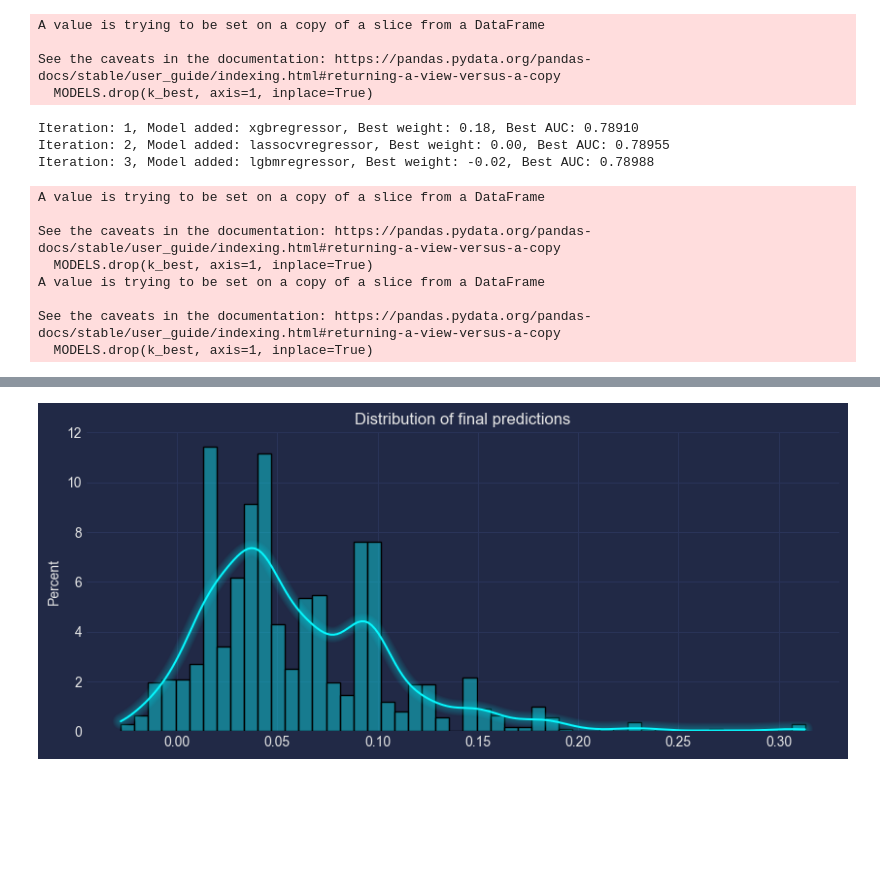
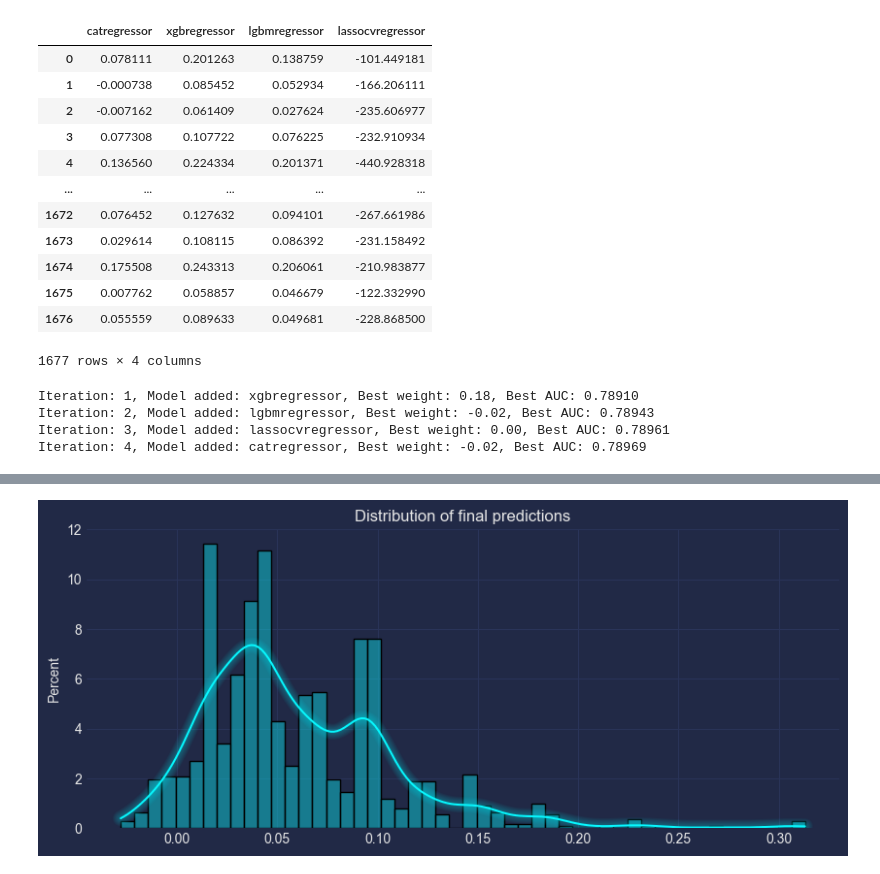
Before and after one commit to darkmatter2222/Kaggle_Tabular_Playground_Series-ML, a Jupyter notebook: Jan-2023-S3/pipelines/Hill_Climbing_ROC-AUC.ipynb, the cells around one changed output, grey strips where cells are left out. Saved outputs shown, nothing was run; the diff lists cells and outputs as text; code cells hidden in the pictures; blank space fills up the shorter version.

```diff
--- a/Jan-2023-S3/pipelines/Hill_Climbing_ROC-AUC.ipynb
+++ b/Jan-2023-S3/pipelines/Hill_Climbing_ROC-AUC.ipynb
@@ -75,10 +75,27 @@ scores
+# %%
+oof_df.iloc[:,0:].copy()
+# %% [output]
+|  | catregressor | xgbregressor | lgbmregressor | lassocvregressor |
+| 0 | 0.078111 | 0.201263 | 0.138759 | -101.449181 |
+| 1 | -0.000738 | 0.085452 | 0.052934 | -166.206111 |
+| 2 | -0.007162 | 0.061409 | 0.027624 | -235.606977 |
+| 3 | 0.077308 | 0.107722 | 0.076225 | -232.910934 |
+| 4 | 0.136560 | 0.224334 | 0.201371 | -440.928318 |
+| ... | ... | ... | ... | ... |
+| 1672 | 0.076452 | 0.127632 | 0.094101 | -267.661986 |
+| 1673 | 0.029614 | 0.108115 | 0.086392 | -231.158492 |
+| 1674 | 0.175508 | 0.243313 | 0.206061 | -210.983877 |
+| 1675 | 0.007762 | 0.058857 | 0.046679 | -122.332990 |
+| 1676 | 0.055559 | 0.089633 | 0.049681 | -228.868500 |
+1677 rows × 4 columns
 # %%
 # Initialise
 STOP = False
-current_best_ensemble = oof_df.iloc[:,0]
-current_best_test_preds = test_preds.iloc[:,0]
-MODELS = oof_df.iloc[:,1:]
+current_best_ensemble = oof_df.iloc[:,0].copy()
+current_best_test_preds = test_preds.iloc[:,0].copy()
+MODELS = oof_df.iloc[:,0:].copy()
 history = []
+history_names = []
 i=0
 
 # Hill climbing
@@ -102,24 +119,14 @@ while not STOP:
         if MODELS.shape[1]==0:
             STOP = True
         print(f'Iteration: {i}, Model added: {k_best}, Best weight: {wgt_best:.2f}, Best AUC: {potential_new_best_cv_score:.5f}')
+        history_names.append(k_best)
     else:
         STOP = True
 # %% [output]
-A value is trying to be set on a copy of a slice from a DataFrame
-
-See the caveats in the documentation: https://pandas.pydata.org/pandas-docs/stable/user_guide/indexing.html#returning-a-view-versus-a-copy
-  MODELS.drop(k_best, axis=1, inplace=True)
+Iteration: 1, Model added: xgbregressor, Best weight: 0.18, Best AUC: 0.78910
+Iteration: 2, Model added: lgbmregressor, Best weight: -0.02, Best AUC: 0.78943
+Iteration: 3, Model added: lassocvregressor, Best weight: 0.00, Best AUC: 0.78961
+Iteration: 4, Model added: catregressor, Best weight: -0.02, Best AUC: 0.78969
-Iteration: 1, Model added: xgbregressor, Best weight: 0.18, Best AUC: 0.78910
-Iteration: 2, Model added: lassocvregressor, Best weight: 0.00, Best AUC: 0.78955
-Iteration: 3, Model added: lgbmregressor, Best weight: -0.02, Best AUC: 0.78988
-A value is trying to be set on a copy of a slice from a DataFrame
-
-See the caveats in the documentation: https://pandas.pydata.org/pandas-docs/stable/user_guide/indexing.html#returning-a-view-versus-a-copy
-  MODELS.drop(k_best, axis=1, inplace=True)
-A value is trying to be set on a copy of a slice from a DataFrame
-
-See the caveats in the documentation: https://pandas.pydata.org/pandas-docs/stable/user_guide/indexing.html#returning-a-view-versus-a-copy
-  MODELS.drop(k_best, axis=1, inplace=True)
 # %%
 plt.style.use("cyberpunk")
 
```
Also changed, not shown: parts of 4 cells of this notebook, 1 other file.
